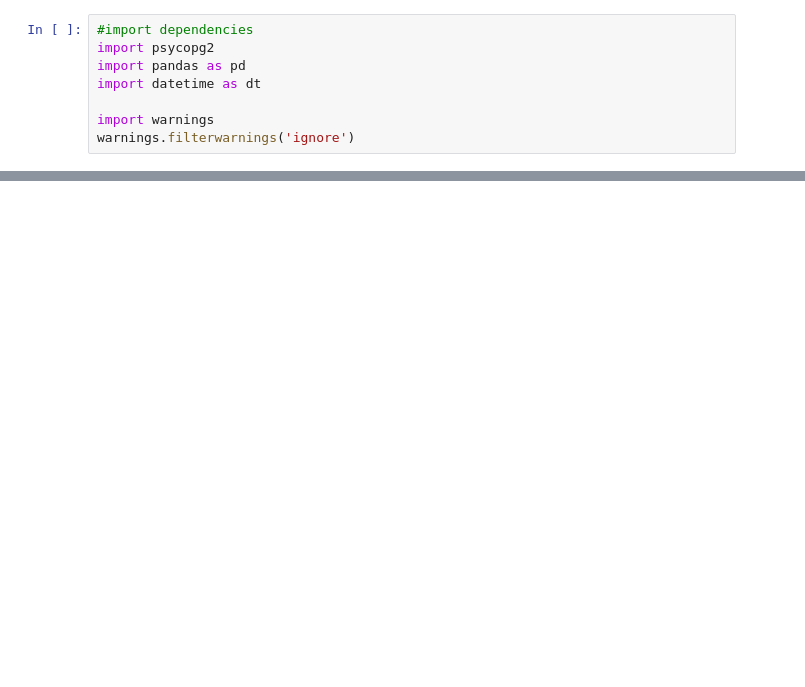
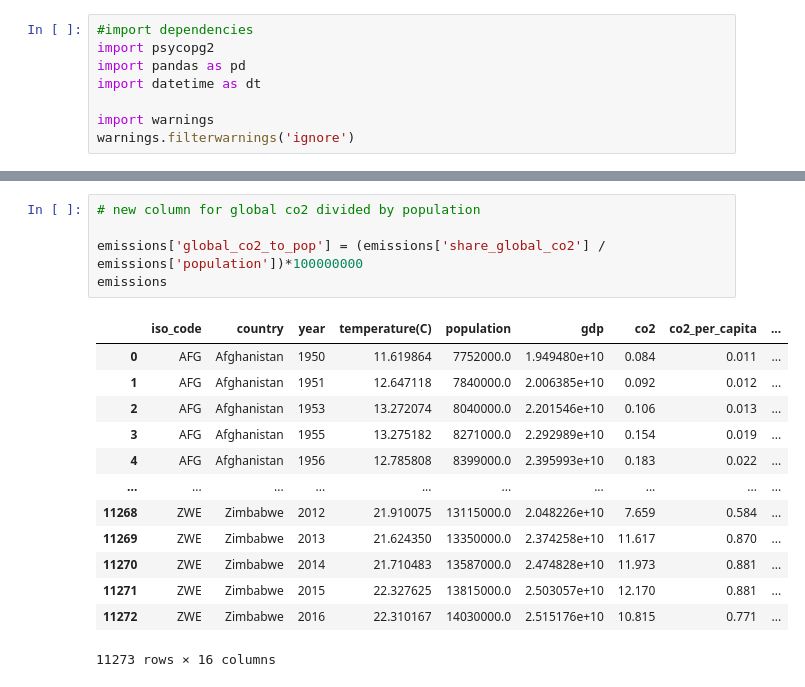
Before and after one commit to Alawler12/Environmental_Project, a Jupyter notebook: Exploratory Analysis.ipynb, the cells around one changed output, grey strips where cells are left out. Drawn from its saved outputs; the diff is of its cells as text; blank space fills up the shorter version.

```diff
--- a/Exploratory Analysis.ipynb
+++ b/Exploratory Analysis.ipynb
@@ -200,0 +90,19 @@ co2_temp
+# %%
+# new column for global co2 divided by population
+
+emissions['global_co2_to_pop'] = (emissions['share_global_co2'] / emissions['population'])*100000000
+emissions
+# %% [output]
+|  | iso_code | country | year | temperature(C) | population | gdp | co2 | co2_per_capita | ... |
+| 0 | AFG | Afghanistan | 1950 | 11.619864 | 7752000.0 | 1.949480e+10 | 0.084 | 0.011 | ... |
+| 1 | AFG | Afghanistan | 1951 | 12.647118 | 7840000.0 | 2.006385e+10 | 0.092 | 0.012 | ... |
+| 2 | AFG | Afghanistan | 1953 | 13.272074 | 8040000.0 | 2.201546e+10 | 0.106 | 0.013 | ... |
+| 3 | AFG | Afghanistan | 1955 | 13.275182 | 8271000.0 | 2.292989e+10 | 0.154 | 0.019 | ... |
+| 4 | AFG | Afghanistan | 1956 | 12.785808 | 8399000.0 | 2.395993e+10 | 0.183 | 0.022 | ... |
+| ... | ... | ... | ... | ... | ... | ... | ... | ... | ... |
+| 11268 | ZWE | Zimbabwe | 2012 | 21.910075 | 13115000.0 | 2.048226e+10 | 7.659 | 0.584 | ... |
+| 11269 | ZWE | Zimbabwe | 2013 | 21.624350 | 13350000.0 | 2.374258e+10 | 11.617 | 0.870 | ... |
+| 11270 | ZWE | Zimbabwe | 2014 | 21.710483 | 13587000.0 | 2.474828e+10 | 11.973 | 0.881 | ... |
+| 11271 | ZWE | Zimbabwe | 2015 | 22.327625 | 13815000.0 | 2.503057e+10 | 12.170 | 0.881 | ... |
+| 11272 | ZWE | Zimbabwe | 2016 | 22.310167 | 14030000.0 | 2.515176e+10 | 10.815 | 0.771 | ... |
+11273 rows × 16 columns
```
Also changed, not shown: parts of 21 cells of this notebook, 10 other files.
